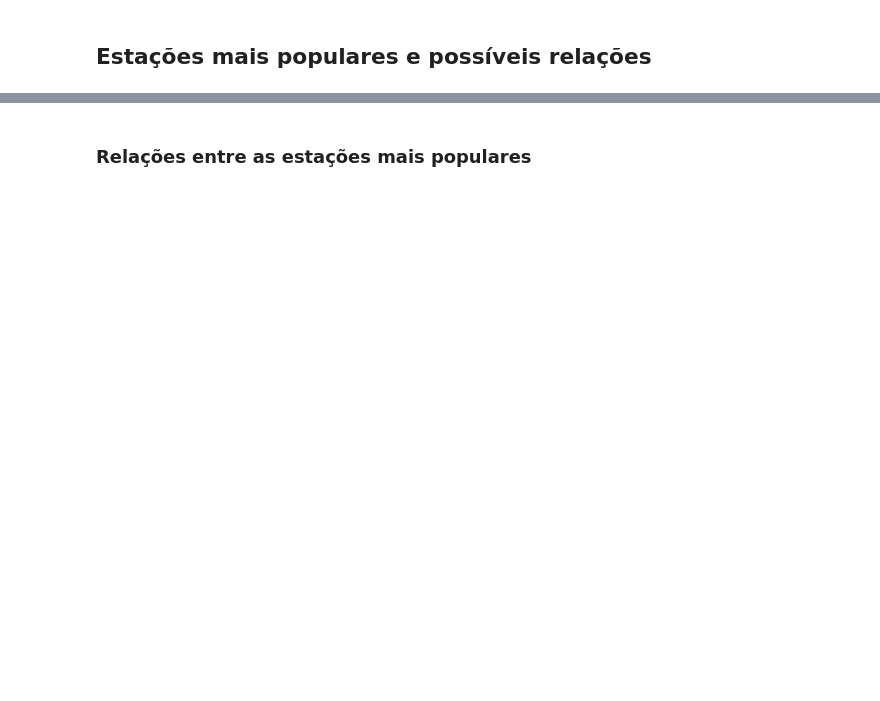
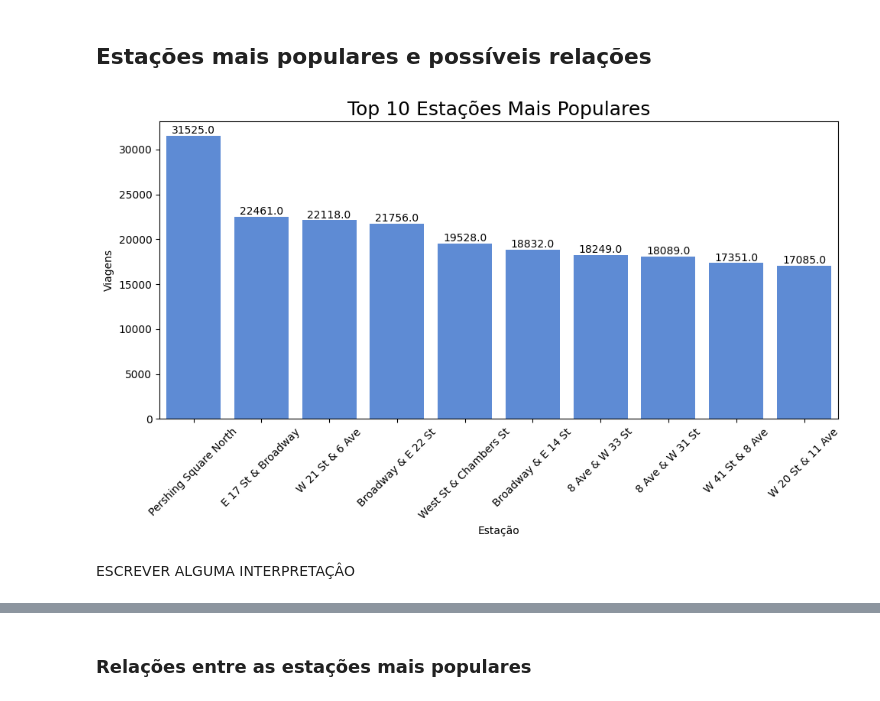
Before and after one commit to luiz-phy/Projeto-Citi-Bike, a Jupyter notebook: Projeto_Citi_Bike_ajustado.ipynb, the cells around one changed output, grey strips where cells are left out. Saved outputs shown, nothing was run; the diff lists cells and outputs as text; code cells hidden in the pictures; blank space fills up the shorter version.

```diff
--- a/Projeto_Citi_Bike_ajustado.ipynb
+++ b/Projeto_Citi_Bike_ajustado.ipynb
@@ -308,18 +401,35 @@ fig.show()
 # %% [markdown]
 ## Estações mais populares e possíveis relações
 # %%
+import seaborn as sns
+import matplotlib.pyplot as plt
+
 # contagem das estações mais populares
 popular_stations = df['start_station_name'].value_counts().head(10)
 
+# estilo
+current_palette = [(0.2901960784313726, 0.5254901960784314, 0.9098039215686274)] * len(popular_stations)
+
 # plotando um gráfico de barras para as estações mais populares
 plt.figure(figsize=(10, 6))
-popular_stations.plot(kind='bar', color='skyblue')
-plt.title('Top 10 Estações Mais Populares')
+ax = sns.barplot(x=popular_stations.index, y=popular_stations.values, palette=current_palette)
+
+# adicionando valores totais como dicas de ferramentas (tooltips)
+for p in ax.patches:
+    ax.annotate(f'{p.get_height()}', (p.get_x() + p.get_width() / 2., p.get_height()),
+                ha='center', va='center', fontsize=10, color='black', xytext=(0, 5),
+                textcoords='offset points')
+
+plt.title('Top 10 Estações Mais Populares', fontdict={'fontsize': 18})
 plt.xlabel('Estação')
-plt.ylabel('Contagem')
+plt.ylabel('Viagens')
 plt.xticks(rotation=45)
 plt.tight_layout()
 plt.show()
+# %% [output]
+[figure, added]
+# %% [markdown]
+ESCREVER ALGUMA INTERPRETAÇÂO
 # %%
 # calculando o volume de viagens por estação
 station_trip_volume = df['start_station_name'].value_counts()
```
Also changed, not shown: parts of 68 cells of this notebook.
